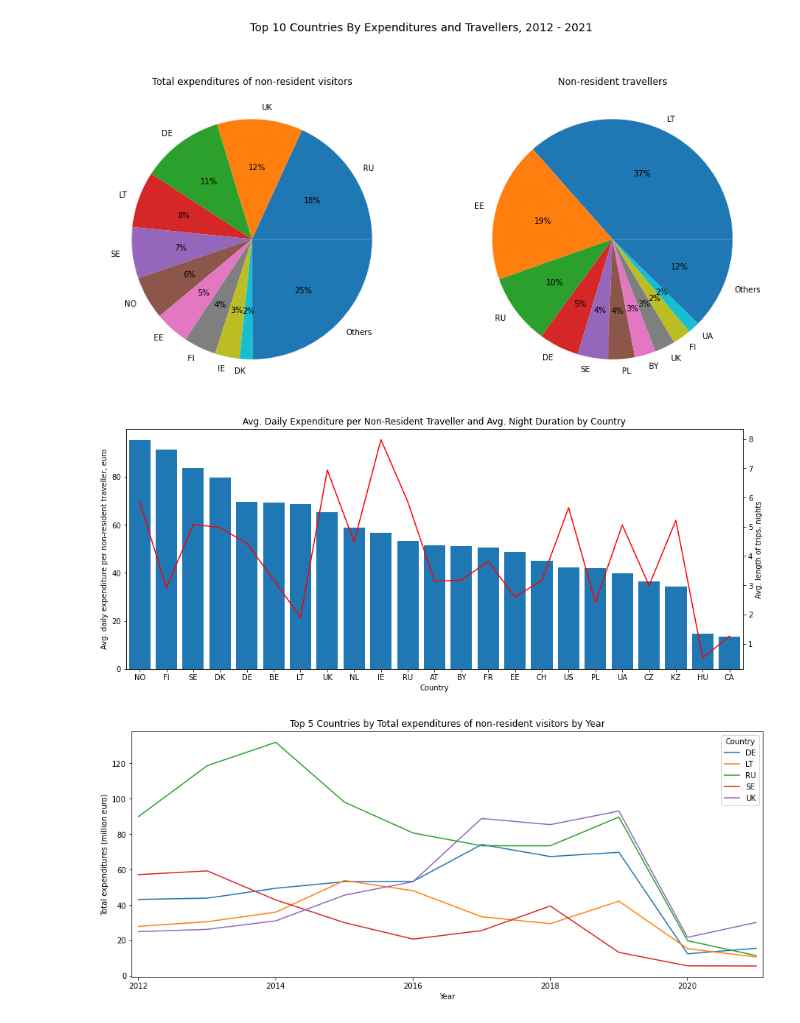
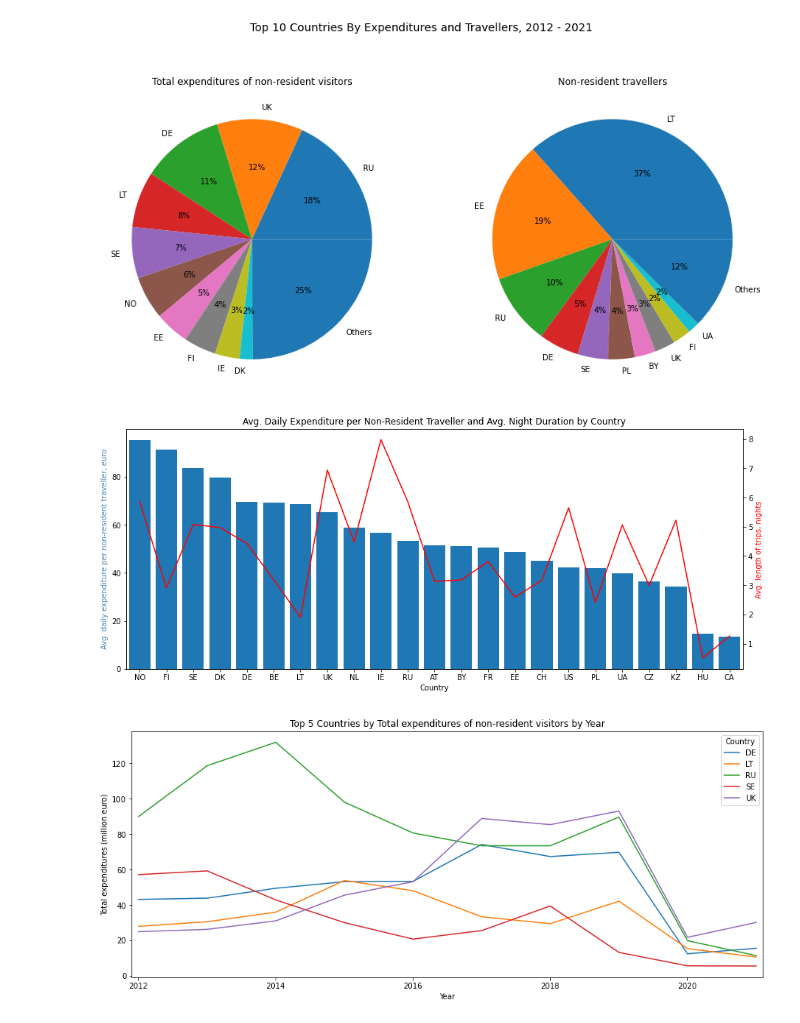
Before and after one commit to TaniaS-LV/Accenture_Bootcamp_FinalProject, a Jupyter notebook: Final_Project.ipynb, the cells around one changed output. Cells and saved outputs as stored; diff of their text form; code cells hidden in the pictures.

```diff
--- a/Final_Project.ipynb
+++ b/Final_Project.ipynb
@@ -232,20 +232,20 @@ plt.show()
 # %%
 grouped_tua030_agg = tua030_agg.groupby('Country').mean().sort_values('Average daily expenditure per non-resident traveller, euro', ascending = False)
 
 fig, ax1 = plt.subplots(figsize=(15, 6))
 ax2 = ax1.twinx()
 
 ax1.bar(grouped_tua030_agg.index, grouped_tua030_agg['Average daily expenditure per non-resident traveller, euro'])
 ax1.set_xlabel('Country')
-ax1.set_ylabel('Avg. daily expenditure per non-resident traveller, euro')
+ax1.set_ylabel('Avg. daily expenditure per non-resident traveller, euro', color = 'steelblue')
 ax1.set_title('Avg. Daily Expenditure per Non-Resident Traveller and Avg. Night Duration by Country')
 num_bars = len(grouped_tua030_agg.index)
 ax1.set_xlim(xmin=-0.5, xmax=num_bars-0.5)
 
 ax2.plot(grouped_tua030_agg.index, grouped_tua030_agg['Average length of trips, nights'], color='red')
-ax2.set_ylabel('Avg. length of trips, nights');
+ax2.set_ylabel('Avg. length of trips, nights', color ='red');
 # %% [output]
-[figure, old version]
+[figure, new version]
 # %%
 #Top 5 countries dynamics: expenditure
 tua030_grouped = tua030_agg.groupby(['Country', 'Year']).sum()
```
Also changed, not shown: parts of 16 cells of this notebook, 5 other files.
